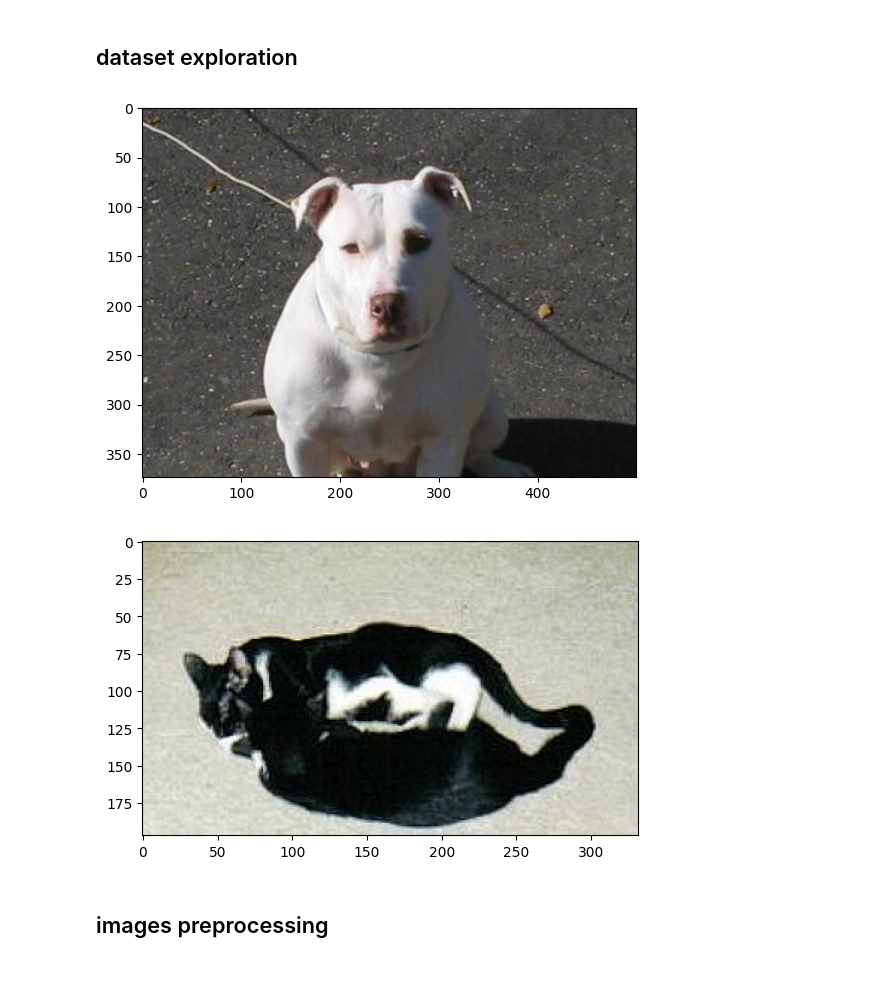
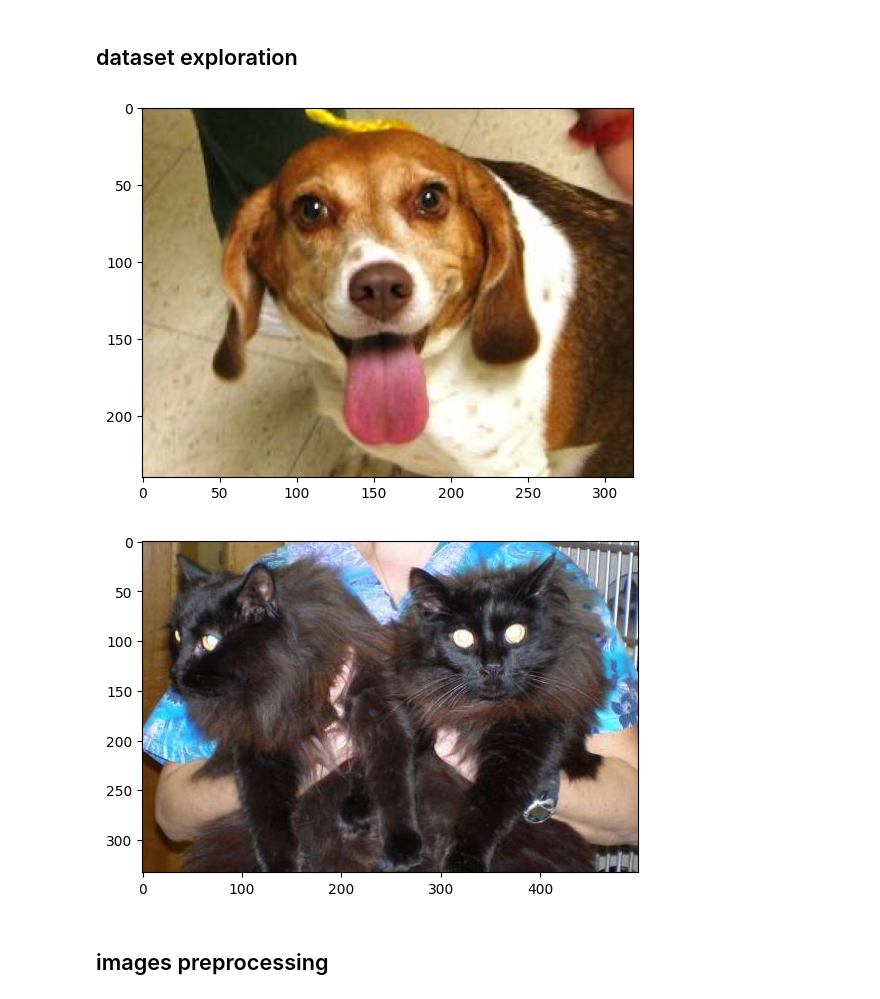
Before and after one commit to kamijoseph/Deep-Learning, a Jupyter notebook: dog_vs_cat.ipynb, the cells around one changed output. Saved outputs shown, nothing was run; the diff lists cells and outputs as text; code cells hidden in the pictures; blank space fills up the shorter version.

```diff
--- a/dog_vs_cat.ipynb
+++ b/dog_vs_cat.ipynb
@@ -61,18 +61,18 @@ print(file_names)
 ## dataset exploration
 # %%
 # displaying dog image
-img = mpimg.imread("/content/train/dog.12310.jpg")
+img = mpimg.imread("/content/train/dog.12365.jpg")
 img_plt = plt.imshow(img)
 plt.show()
 # %% [output]
-[figure, old version]
+[figure, new version]
 # %%
 # displaying dog image
-img = mpimg.imread("/content/train/cat.7291.jpg")
+img = mpimg.imread("/content/train/cat.960.jpg")
 img_plt = plt.imshow(img)
 plt.show()
 # %% [output]
-[figure, old version]
+[figure, new version]
 # %% [markdown]
 ## images preprocessing
 # %%
```
Also changed, not shown: parts of 8 cells of this notebook.
